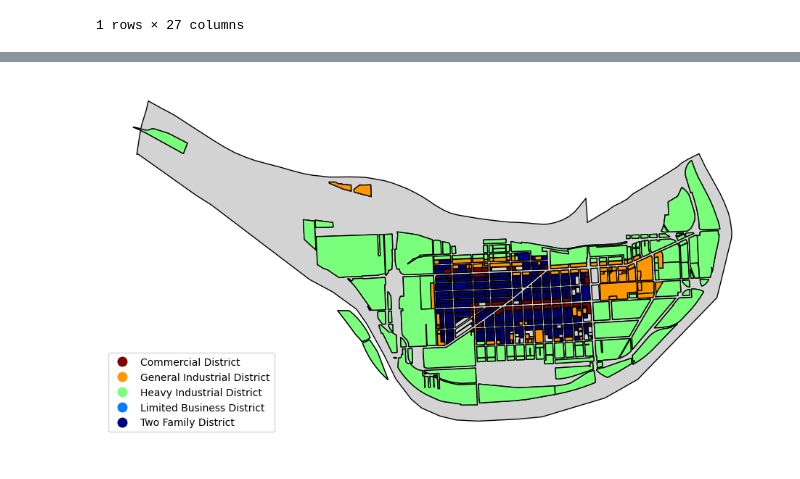
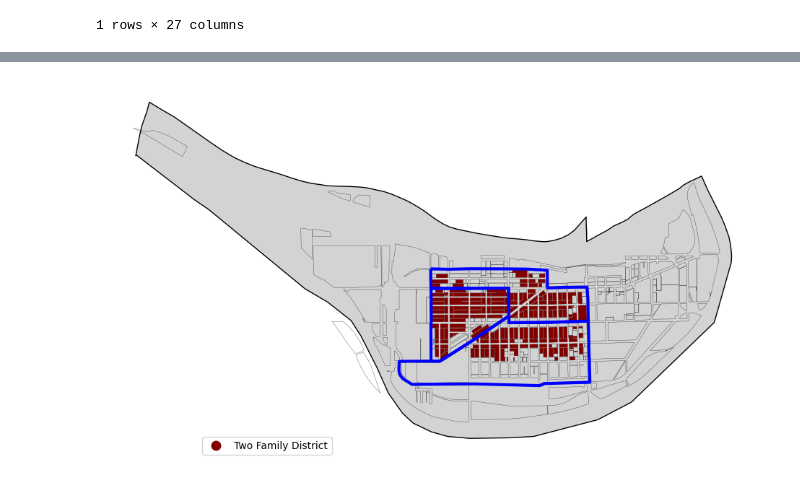
Before and after one commit to ucsusa/2024-kansas-city-analysis, a Jupyter notebook: notebooks/gis_notebooks/kc-zoning.ipynb, the cells around one changed output, grey strips where cells are left out. Drawn from its saved outputs; the diff is of its cells as text; code cells hidden in the pictures.

```diff
--- a/notebooks/gis_notebooks/kc-zoning.ipynb
+++ b/notebooks/gis_notebooks/kc-zoning.ipynb
@@ -49,0 +33,8 @@ kc_zones.head()
+# %%
+wy_bg = gpd.read_file('../../data/spatial_data/wyandotte_blockgroups.gpkg')
+# %%
+armourdale = armourdale.dissolve("CITY")
+# %%
+kc_zones = kc_zones.to_crs(epsg=4326)
+# %%
+armourdale = armourdale.to_crs(epsg=4326)
@@ -62,18 +80,13 @@ ax.set_axis_off()
 # %%
 fig, ax = plt.subplots(figsize=(10,6))
-kc_zones.plot(ax=ax, ec='k', fc='None')
-kc_zones[~kc_zones['ZONENAME'].str.contains('Planned')].plot(ax=ax,
-                                                             column='ZONENAME',
-                                                             categorical=True,
-                                                             ec='k',
-                                                             legend=True,
-                                                             legend_kwds=dict(ncols=1,
-                                                                              loc='lower left'),
-                                                             cmap='jet_r')
+kc_zones.plot(ax=ax, ec='k', fc='None', lw=0.2)
+kc_zones[kc_zones['ZONENAME'].isin(['Single Family District','Two Family District'])].plot(ax=ax, column='ZONENAME',categorical=True, legend=True,
+              legend_kwds=dict(ncols=4, loc=(0.15,-0.)), cmap='jet_r')
 armourdale.dissolve("CITY").plot(ax=ax, fc='lightgray', ec='k', zorder=-1)
 # ax.minorticks_on()
 # ax.grid(color='k')
+wy_bg.sjoin(armourdale, predicate='within').plot(ax=ax, fc='None', ec='b', lw=3)
 plt.tight_layout()
 ax.set_axis_off()
 # %% [output]
-[figure, old version]
+[figure, new version]
```
Also changed, not shown: parts of 5 cells of this notebook, 7 other files.
